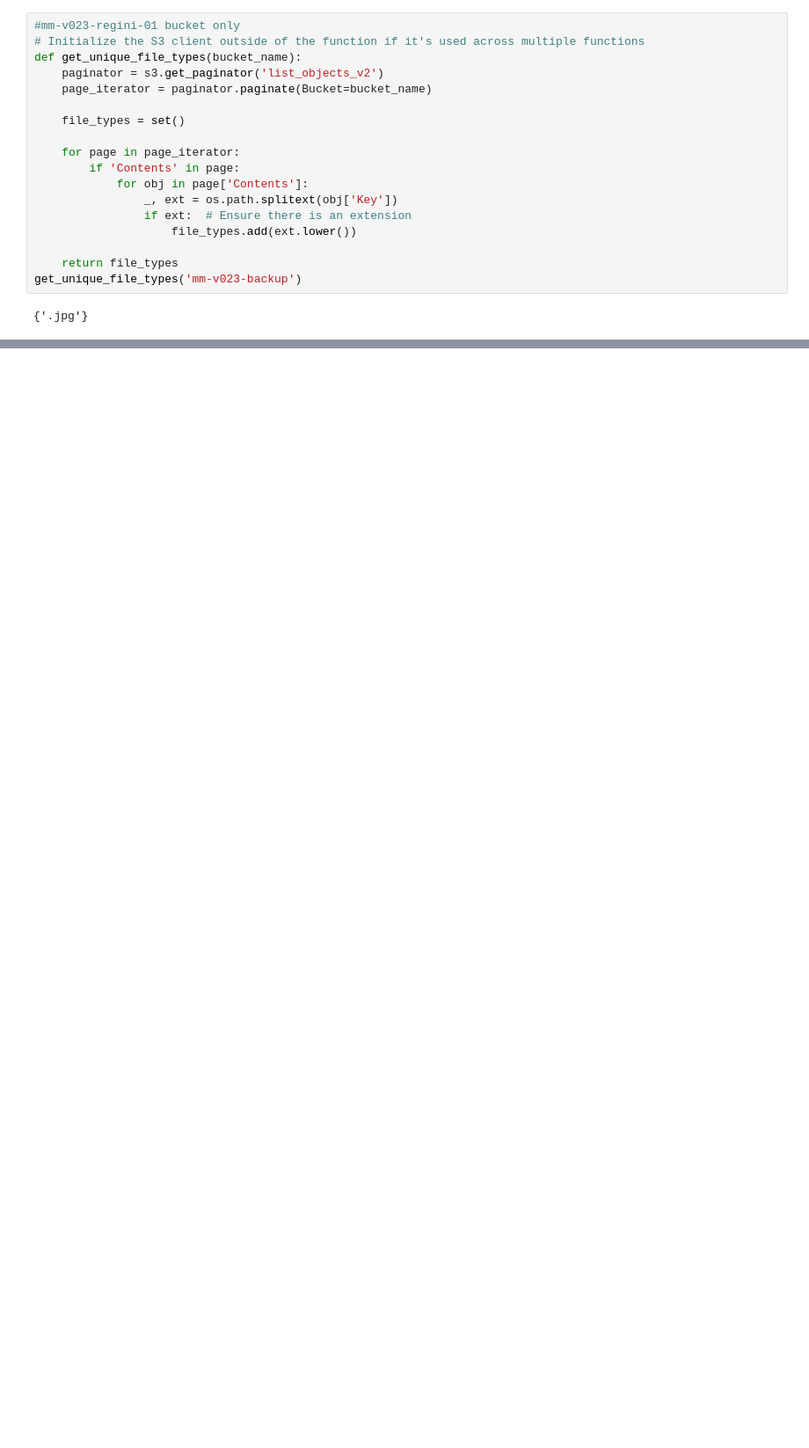
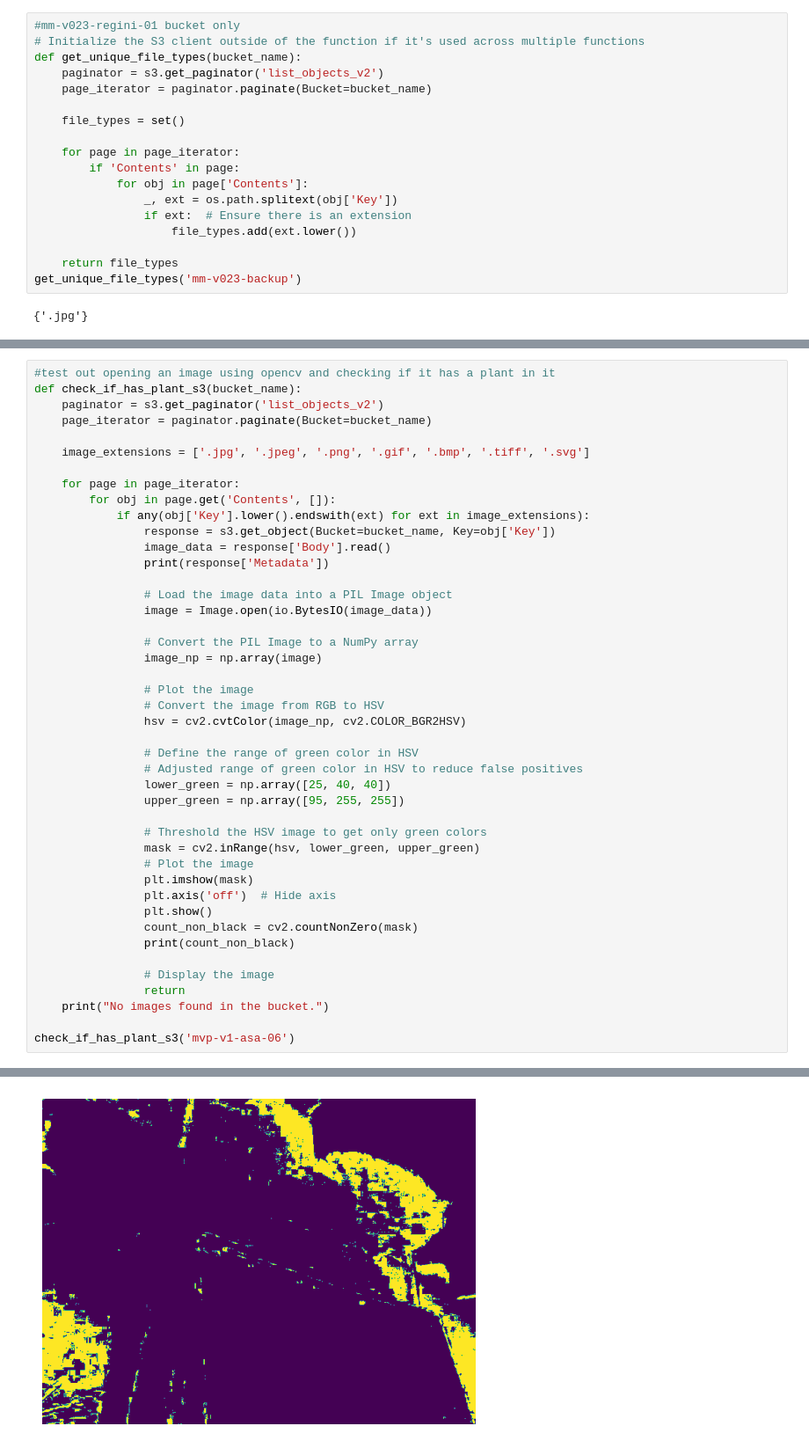
Before and after one commit to MST-Capstone2-MarsFarm/image_processor, a Jupyter notebook: workflow/boto_exploration.ipynb, the cells around one changed output, grey strips where cells are left out. Shown at 88% size. Saved outputs shown, nothing was run; the diff lists cells and outputs as text; blank space fills up the shorter version.

```diff
--- a/workflow/boto_exploration.ipynb
+++ b/workflow/boto_exploration.ipynb
@@ -121,0 +170,45 @@ get_unique_file_types('mm-v023-backup')
+# %%
+#test out opening an image using opencv and checking if it has a plant in it
+def check_if_has_plant_s3(bucket_name):
+    paginator = s3.get_paginator('list_objects_v2')
+    page_iterator = paginator.paginate(Bucket=bucket_name)
+
+    image_extensions = ['.jpg', '.jpeg', '.png', '.gif', '.bmp', '.tiff', '.svg']
+
+    for page in page_iterator:
+        for obj in page.get('Contents', []):
+            if any(obj['Key'].lower().endswith(ext) for ext in image_extensions):
+                response = s3.get_object(Bucket=bucket_name, Key=obj['Key'])
+                image_data = response['Body'].read()
+                print(response['Metadata'])
+
+                # Load the image data into a PIL Image object
+                image = Image.open(io.BytesIO(image_data))
+
+                # Convert the PIL Image to a NumPy array
+                image_np = np.array(image)
+
+                # Plot the image
+                # Convert the image from RGB to HSV
+                hsv = cv2.cvtColor(image_np, cv2.COLOR_BGR2HSV)
+
+                # Define the range of green color in HSV
+                # Adjusted range of green color in HSV to reduce false positives
+                lower_green = np.array([25, 40, 40])
+                upper_green = np.array([95, 255, 255])
+
+                # Threshold the HSV image to get only green colors
+                mask = cv2.inRange(hsv, lower_green, upper_green)
+                # Plot the image
+                plt.imshow(mask)
+                plt.axis('off')  # Hide axis
+                plt.show()
+                count_non_black = cv2.countNonZero(mask)
+                print(count_non_black)
+
+                # Display the image
+                return
+    print("No images found in the bucket.")
+
+check_if_has_plant_s3('mvp-v1-asa-06')
+# %% [output]
@@ -121,0 +216 @@ get_unique_file_types('mm-v023-backup')
+[figure, added]
```
Also changed, not shown: parts of 6 cells of this notebook.
